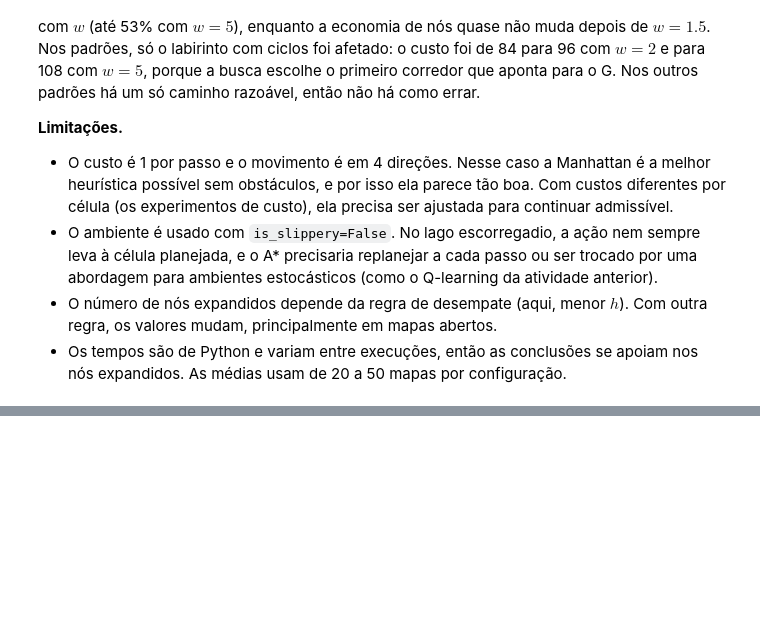
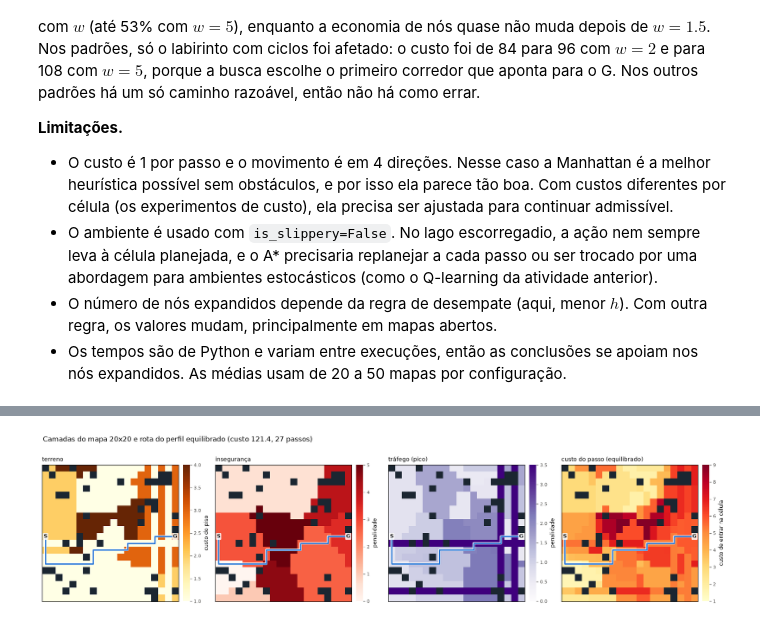
Before and after one commit to ctrindadedev/game-ai-lab, a Jupyter notebook: FrozenLake/frozenlake_astar.ipynb, the cells around one changed output, grey strips where cells are left out. Drawn from its saved outputs; the diff is of its cells as text; code cells hidden in the pictures; blank space fills up the shorter version.

Commit message:
feat: adiciona experimentos de custo e figuras ao notebook

```diff
--- a/FrozenLake/frozenlake_astar.ipynb
+++ b/FrozenLake/frozenlake_astar.ipynb
@@ -646,0 +702,16 @@ Abrir 10% das paredes do labirinto reduz o custo para 84, e aí a heurística vo
+# %%
+N_VITRINE, SEMENTE_VITRINE = 20, 57  # semente escolhida para os perfis divergirem
+S_VITRINE, G_VITRINE = (N_VITRINE // 2, 0), (N_VITRINE // 2, N_VITRINE - 1)
+vitrine, _ = mapa_com_caminho(N_VITRINE, S_VITRINE, G_VITRINE, p_livre=0.9, semente=SEMENTE_VITRINE)
+cam = gerar_camadas(vitrine, SEMENTE_VITRINE, horario="pico")
+
+livres = np.array([[c != "H" for c in linha] for linha in vitrine])
+resumo_camadas = pd.DataFrame({
+    nome: {"mín.": g[livres].min(), "média": g[livres].mean(), "máx.": g[livres].max(),
+           "valores distintos": len(np.unique(g[livres]))}
+    for nome, g in [("terreno", cam.terreno), ("ocorrências", cam.ocorrencias),
+                    ("insegurança", cam.inseguranca), ("tráfego (pico)", cam.trafego)]
+}).T.round(2)
+pisos = pd.Series(cam.tipo_terreno[livres]).map(TERRENOS).value_counts(normalize=True).mul(100).round(1)
+display(resumo_camadas)
+print("piso (% das células livres):", pisos.to_dict())
@@ -646,0 +725,22 @@ Abrir 10% das paredes do labirinto reduz o custo para 84, e aí a heurística vo
+# %%
+custo_eq = custo_do_perfil(cam, "equilibrado")
+r_eq = rota(vitrine, custo_eq)
+
+paineis = [
+    ("terreno", cam.terreno, "YlOrBr", 1, 4, "custo do piso"),
+    ("insegurança", cam.inseguranca, "Reds", 0, None, "penalidade"),
+    ("tráfego (pico)", cam.trafego, "Purples", 0, None, "penalidade"),
+    ("custo do passo (equilibrado)", custo_eq.grade, "YlOrRd", 1, None, "custo de entrar na célula"),
+]
+fig, axes = plt.subplots(1, 4, figsize=(17, 4.6))
+for ax, (nome, grade, cmap, vmin, vmax, rotulo) in zip(axes, paineis):
+    img = desenhar_camada(vitrine, grade, ax, [r_eq], cmap=cmap, vmin=vmin, vmax=vmax,
+                          cores=("#2a78d6",), titulo=nome)
+    barra_de_cores(img, ax, rotulo)
+plt.suptitle(f"Camadas do mapa 20x20 e rota do perfil equilibrado (custo {r_eq.custo:.1f}, "
+             f"{len(r_eq.acoes)} passos)", x=0.01, ha="left")
+plt.tight_layout()
+plt.savefig(FIGURAS / "custo_camadas.png", dpi=150, bbox_inches="tight")
+plt.show()
+# %% [output]
+[figure, added]
```
Also changed, not shown: parts of 27 cells of this notebook, 7 other files.
